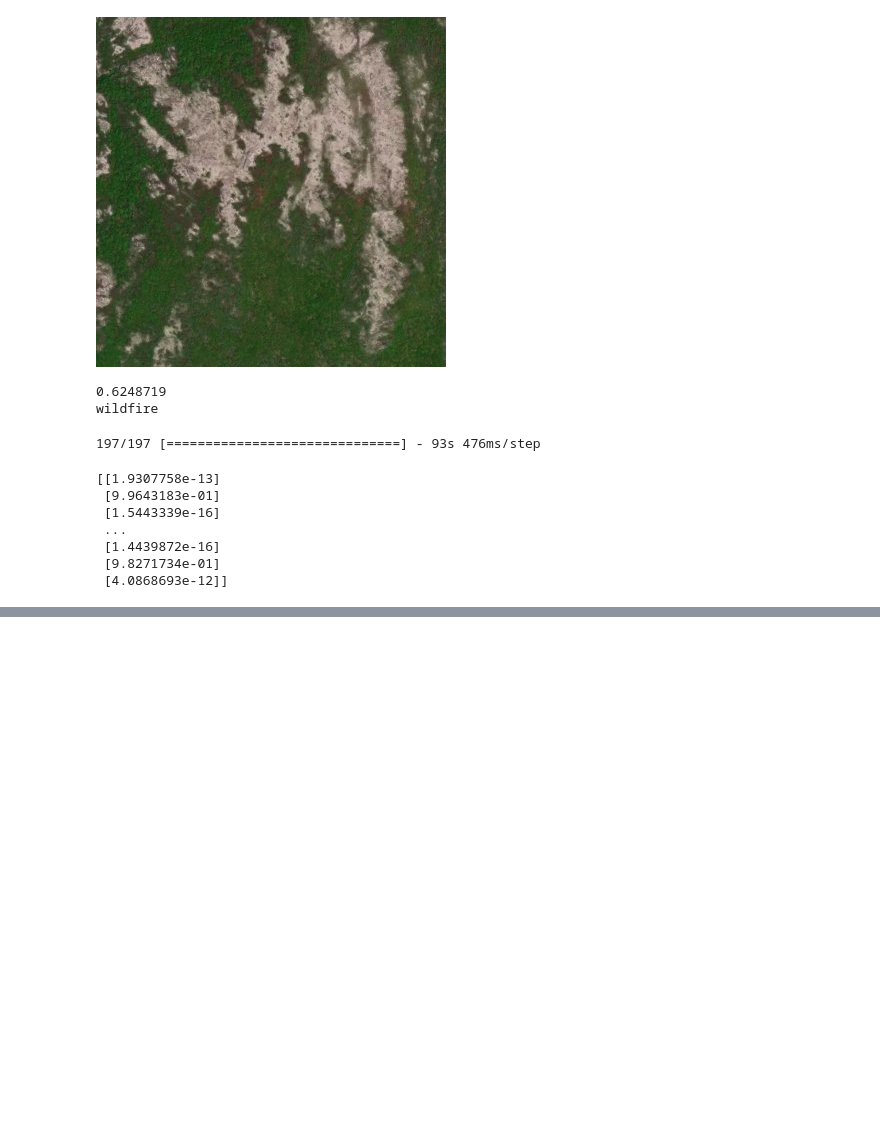
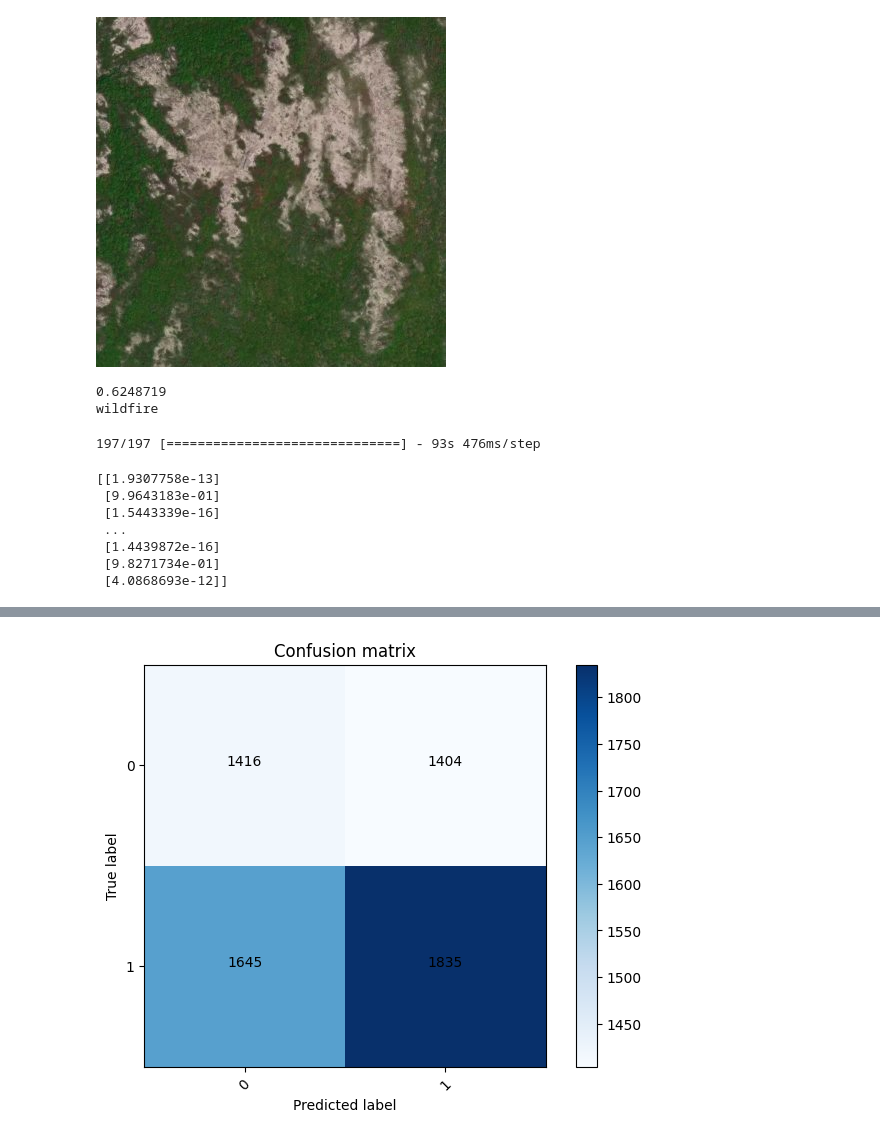
Before and after one commit to w-winnie/WildfirePrediction, a Jupyter notebook: WildfirePrediction.ipynb, the cells around one changed output, grey strips where cells are left out. Cells and saved outputs as stored; diff of their text form; code cells hidden in the pictures; blank space fills up the shorter version.

```diff
--- a/WildfirePrediction.ipynb
+++ b/WildfirePrediction.ipynb
@@ -168,0 +188,2 @@ df.to_csv(output_file)
+# %%
+df = pd.read_csv('./model_predictions/cnn_25epochs_adam_bincross/result_formatted.csv')
@@ -168,0 +195,3 @@ df.to_csv(output_file)
+# %%
+df['label_bool'] = df['image_path'].apply(lambda path: 1 if '/test/wildfire/' in path else 0)
+df['prediction_label_bool'] = df['prediction_label'].apply(lambda label: 1 if label == 'wildfire' else 0)
@@ -168,0 +266,24 @@ df.to_csv(output_file)
+# %%
+
+import itertools
+from sklearn.metrics import confusion_matrix
+
+def plot_confusion_matrix(cm, classes, title='Confusion matrix',cmap=plt.cm.Blues):
+    plt.imshow(cm, interpolation='nearest', cmap=cmap)
+    plt.title(title)
+    plt.colorbar()
+    tick_marks = np.arange(len(classes))
+    plt.xticks(tick_marks, classes, rotation=45)
+    plt.yticks(tick_marks, classes)
+    for i, j in itertools.product(range(cm.shape[0]), range(cm.shape[1])):
+        plt.text(j, i, cm[i, j],horizontalalignment="center",color="black")
+    plt.tight_layout()
+    plt.ylabel('True label')
+    plt.xlabel('Predicted label')
+# %%
+pred = df['prediction_label_bool']
+label = df['label_bool']
+confusion_mtx = confusion_matrix(label, pred)
+plot_confusion_matrix(confusion_mtx, classes = range(2))
+# %% [output]
+[figure, added]
```
Also changed, not shown: parts of 13 cells of this notebook, 1 other file.
